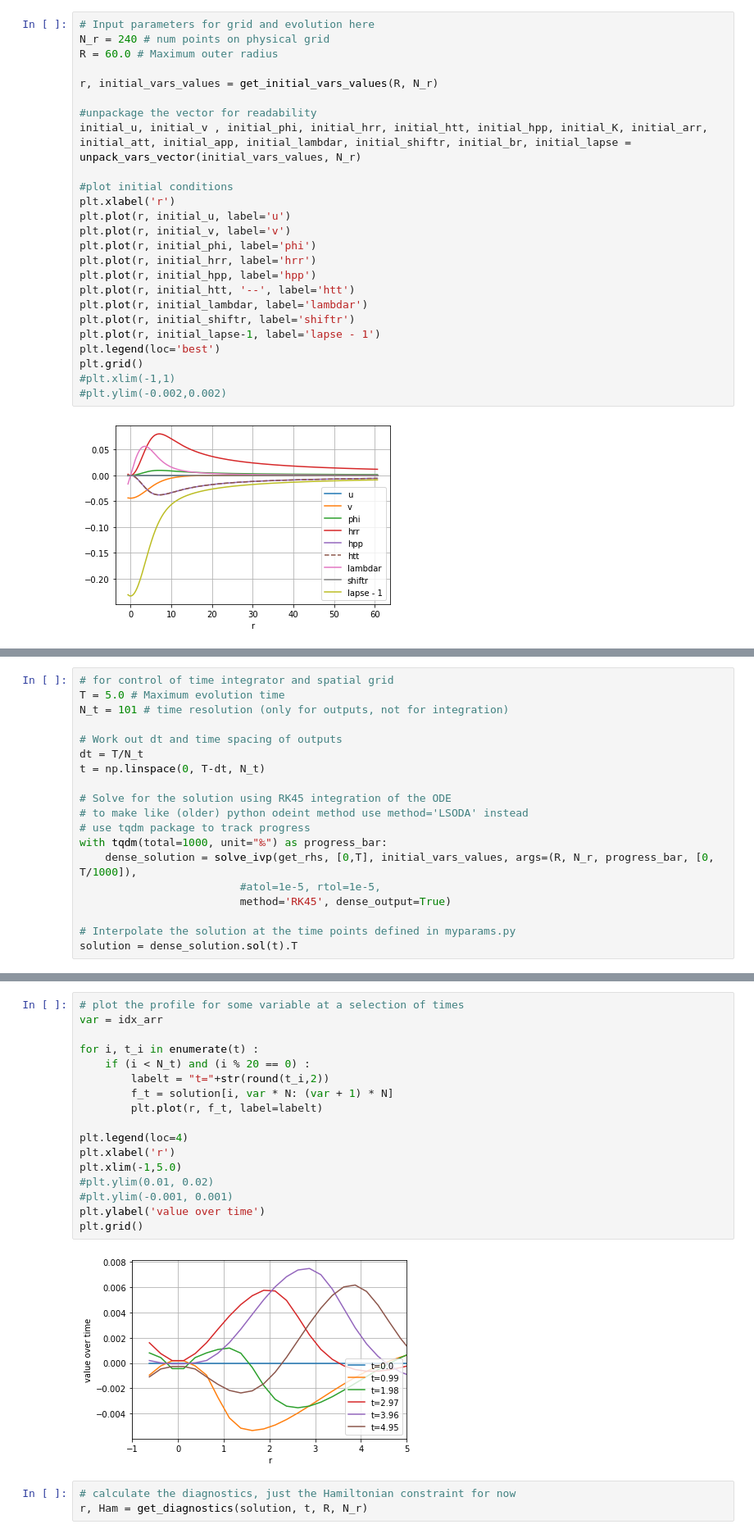
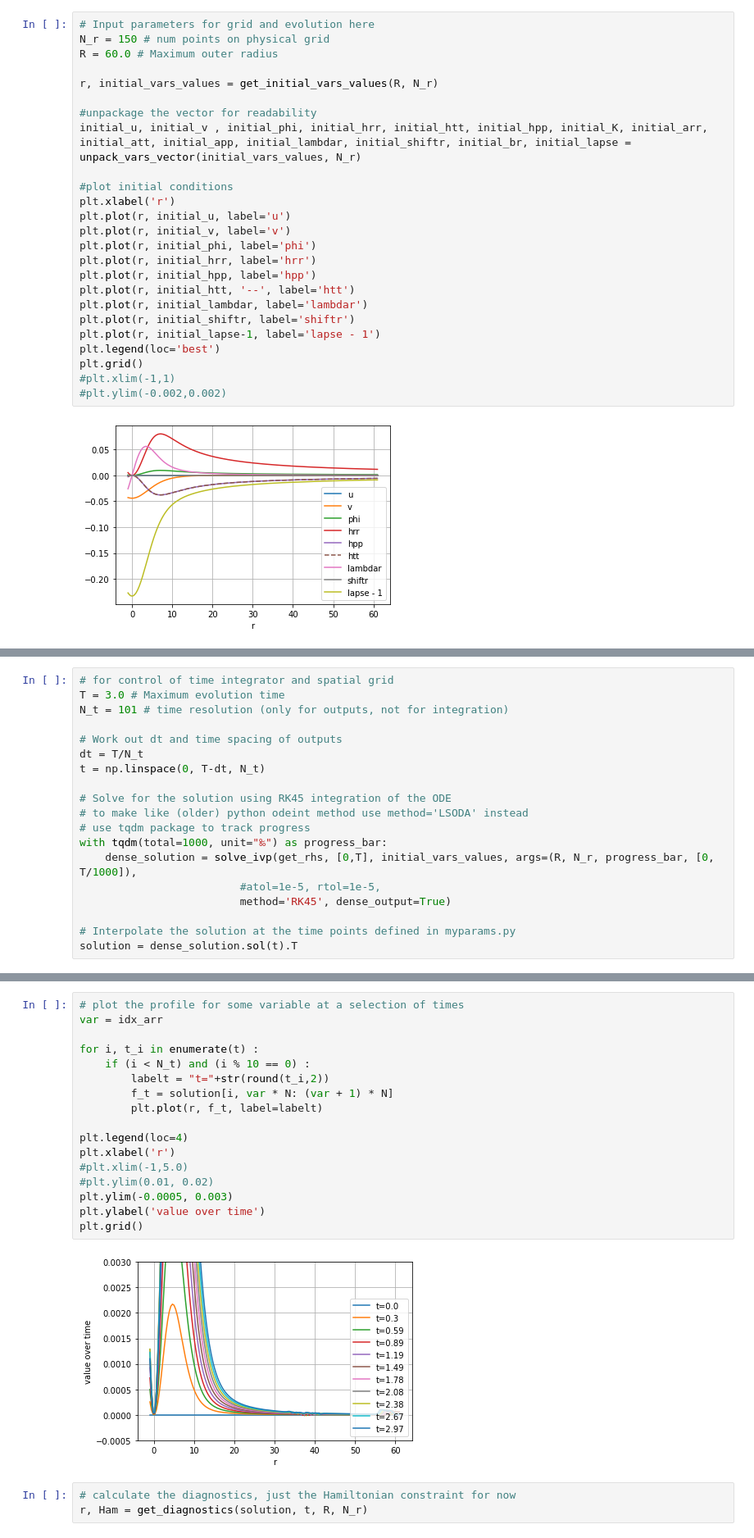
Before and after one commit to GRTLCollaboration/engrenage, a Jupyter notebook: OscillatonEvolution.ipynb, the cells around one changed output, grey strips where cells are left out. Shown at 82% size. Drawn from its saved outputs; the diff is of its cells as text.

Commit message:
Testing and fix aij evolution

```diff
--- a/OscillatonEvolution.ipynb
+++ b/OscillatonEvolution.ipynb
@@ -24,7 +24,7 @@ from source.oscillatoninitialconditions import *              # go here to chang
 from source.diagnostics import *               # go here to change the diagnostics
 # %%
 # Input parameters for grid and evolution here
-N_r = 240 # num points on physical grid
+N_r = 150 # num points on physical grid
 R = 60.0 # Maximum outer radius
 
 r, initial_vars_values = get_initial_vars_values(R, N_r)
@@ -67,6 +67,6 @@ plt.grid()
 # %%
 # for control of time integrator and spatial grid
-T = 5.0 # Maximum evolution time
+T = 3.0 # Maximum evolution time
 N_t = 101 # time resolution (only for outputs, not for integration)
 
 # Work out dt and time spacing of outputs
@@ -105,22 +106,22 @@ plt.grid()
 # %%
 # plot the profile for some variable at a selection of times
 var = idx_arr
 
 for i, t_i in enumerate(t) :
-    if (i < N_t) and (i % 20 == 0) :
+    if (i < N_t) and (i % 10 == 0) :
         labelt = "t="+str(round(t_i,2))
         f_t = solution[i, var * N: (var + 1) * N]
         plt.plot(r, f_t, label=labelt)
 
 plt.legend(loc=4)
 plt.xlabel('r')
-plt.xlim(-1,5.0)
+#plt.xlim(-1,5.0)
 #plt.ylim(0.01, 0.02)
-#plt.ylim(-0.001, 0.001)
+plt.ylim(-0.0005, 0.003)
 plt.ylabel('value over time')
 plt.grid()
 # %% [output]
-[figure, old version]
+[figure, new version]
 # %%
 # calculate the diagnostics, just the Hamiltonian constraint for now
 r, Ham = get_diagnostics(solution, t, R, N_r)
```
Also changed, not shown: parts of 2 cells of this notebook, 7 other files.
